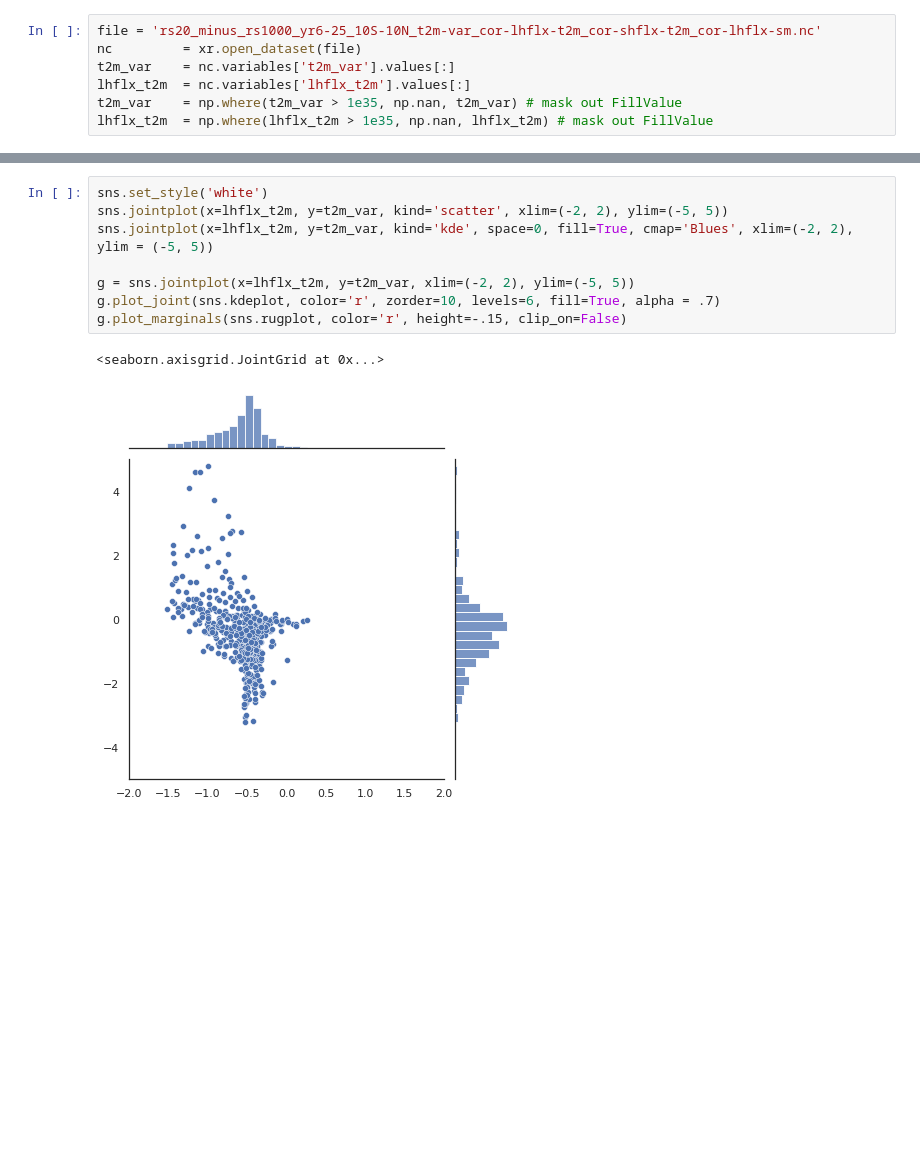
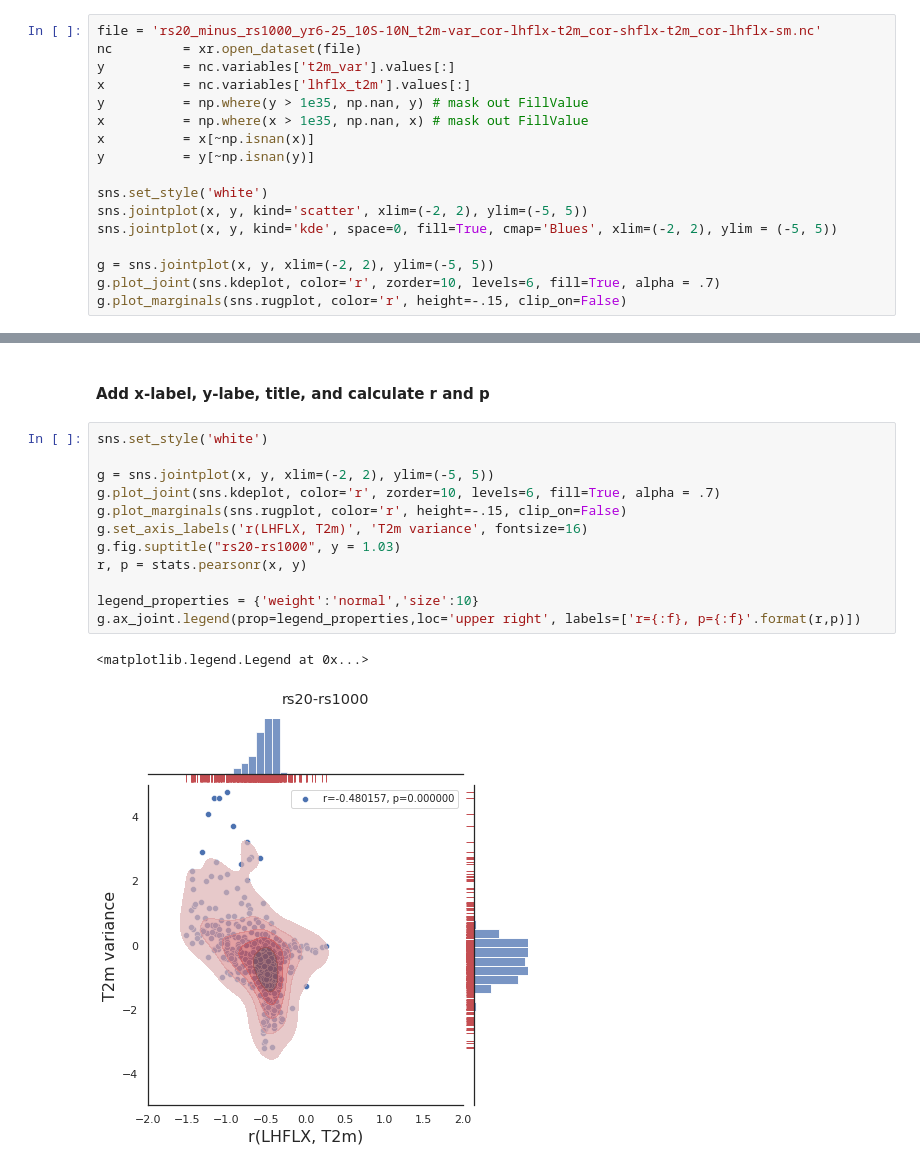
Before and after one commit to wenwenkong/random_collection_python, a Jupyter notebook: scatter_kde_overlay.ipynb, the cells around one changed output, grey strips where cells are left out. Saved outputs shown, nothing was run; the diff lists cells and outputs as text; blank space fills up the shorter version.

```diff
--- a/scatter_kde_overlay.ipynb
+++ b/scatter_kde_overlay.ipynb
@@ -9,7 +19,17 @@ import matplotlib.pyplot as plt
 # %%
 file = 'rs20_minus_rs1000_yr6-25_10S-10N_t2m-var_cor-lhflx-t2m_cor-shflx-t2m_cor-lhflx-sm.nc'
 nc         = xr.open_dataset(file)
-t2m_var    = nc.variables['t2m_var'].values[:]
-lhflx_t2m  = nc.variables['lhflx_t2m'].values[:]
-t2m_var    = np.where(t2m_var > 1e35, np.nan, t2m_var) # mask out FillValue
-lhflx_t2m  = np.where(lhflx_t2m > 1e35, np.nan, lhflx_t2m) # mask out FillValue
+y          = nc.variables['t2m_var'].values[:]
+x          = nc.variables['lhflx_t2m'].values[:]
+y          = np.where(y > 1e35, np.nan, y) # mask out FillValue
+x          = np.where(x > 1e35, np.nan, x) # mask out FillValue
+x          = x[~np.isnan(x)]
+y          = y[~np.isnan(y)]
+
+sns.set_style('white')
+sns.jointplot(x, y, kind='scatter', xlim=(-2, 2), ylim=(-5, 5))
+sns.jointplot(x, y, kind='kde', space=0, fill=True, cmap='Blues', xlim=(-2, 2), ylim = (-5, 5))
+
+g = sns.jointplot(x, y, xlim=(-2, 2), ylim=(-5, 5))
+g.plot_joint(sns.kdeplot, color='r', zorder=10, levels=6, fill=True, alpha = .7)
+g.plot_marginals(sns.rugplot, color='r', height=-.15, clip_on=False)
@@ -16,11 +41,17 @@ lhflx_t2m  = np.where(lhflx_t2m > 1e35, np.nan, lhflx_t2m) # mask out FillValue
+# %% [markdown]
+#### Add x-label, y-labe, title, and calculate r and p
 # %%
 sns.set_style('white')
-sns.jointplot(x=lhflx_t2m, y=t2m_var, kind='scatter', xlim=(-2, 2), ylim=(-5, 5))
-sns.jointplot(x=lhflx_t2m, y=t2m_var, kind='kde', space=0, fill=True, cmap='Blues', xlim=(-2, 2), ylim = (-5, 5))
 
-g = sns.jointplot(x=lhflx_t2m, y=t2m_var, xlim=(-2, 2), ylim=(-5, 5))
+g = sns.jointplot(x, y, xlim=(-2, 2), ylim=(-5, 5))
 g.plot_joint(sns.kdeplot, color='r', zorder=10, levels=6, fill=True, alpha = .7)
 g.plot_marginals(sns.rugplot, color='r', height=-.15, clip_on=False)
+g.set_axis_labels('r(LHFLX, T2m)', 'T2m variance', fontsize=16)
+g.fig.suptitle("rs20-rs1000", y = 1.03)
+r, p = stats.pearsonr(x, y)
+
+legend_properties = {'weight':'normal','size':10}
+g.ax_joint.legend(prop=legend_properties,loc='upper right', labels=['r={:f}, p={:f}'.format(r,p)])
 # %% [output]
-<seaborn.axisgrid.JointGrid at 0x...>
+<matplotlib.legend.Legend at 0x...>
-[figure, old version]
+[figure, new version]
```
Also changed, not shown: parts of 7 cells of this notebook.
